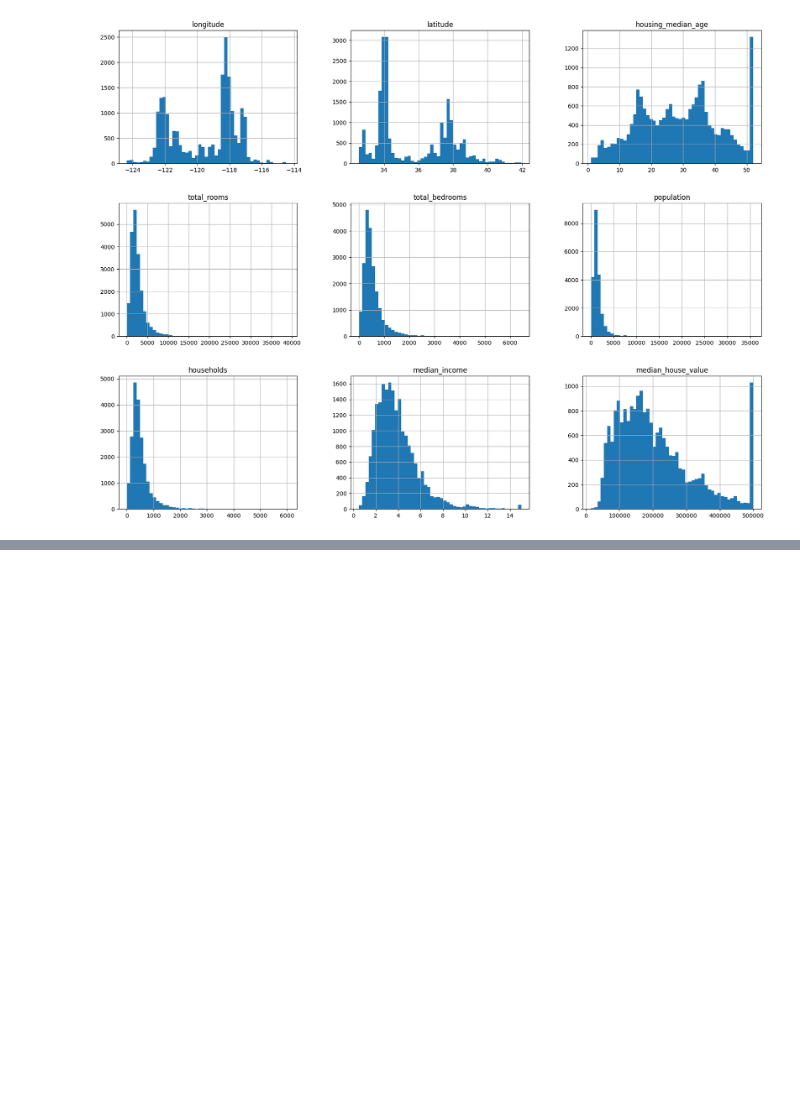
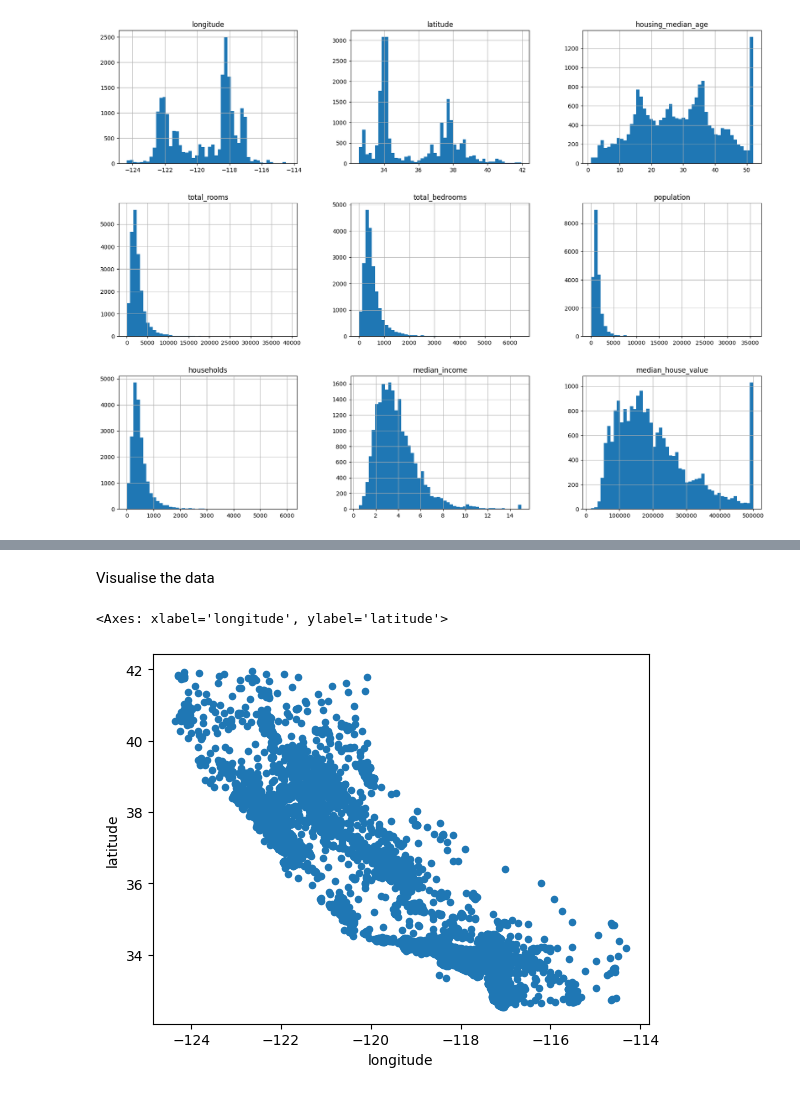
Before and after one commit to jakelis/Machine_learning_project_practice, a Jupyter notebook: main.ipynb, the cells around one changed output, grey strips where cells are left out. Drawn from its saved outputs; the diff is of its cells as text; code cells hidden in the pictures; blank space fills up the shorter version.

```diff
--- a/main.ipynb
+++ b/main.ipynb
@@ -67,0 +87,8 @@ plt.show()
+# %%
+# use stratified sampling based on the income class
+from sklearn.model_selection import StratifiedShuffleSplit
+
+split = StratifiedShuffleSplit(n_splits=1, test_size=0.2, random_state=42) #generate a splitter object
+for train_index, test_index in split.split(housing, housing["income_cat"]):
+  strat_train_set = housing.loc[train_index]
+  strat_test_set = housing.loc[test_index]
@@ -67,0 +110,11 @@ plt.show()
+# %% [markdown]
+Visualise the data
+# %%
+# look only at the training set
+housing_copy = strat_train_set.copy()
+# %%
+# plot a scatterplot of all districts using latitude and longitude
+housing_copy.plot(kind="scatter", x="longitude", y="latitude")
+# %% [output]
+<Axes: xlabel='longitude', ylabel='latitude'>
+[figure, added]
```
Also changed, not shown: parts of 9 cells of this notebook.
